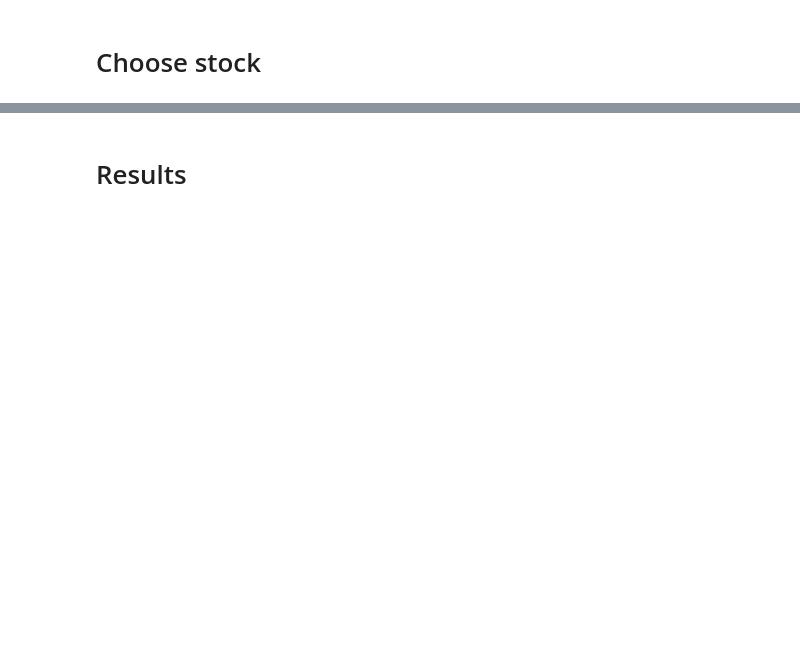
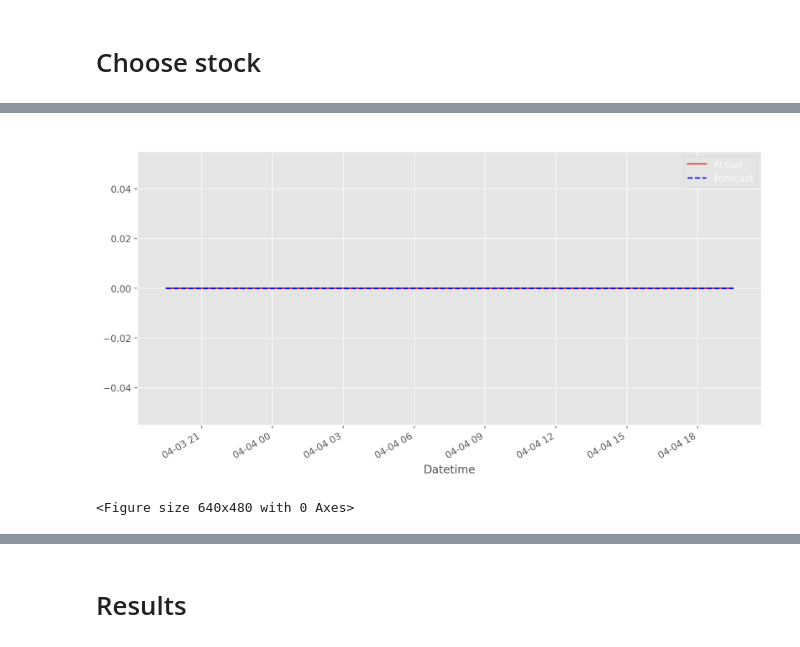
Before and after one commit to bkusuma/time-series-project, a Jupyter notebook: time-series-project.ipynb, the cells around one changed output, grey strips where cells are left out. Drawn from its saved outputs; the diff is of its cells as text; code cells hidden in the pictures; blank space fills up the shorter version.

Commit message:
added auto and prophet

```diff
--- a/time-series-project.ipynb
+++ b/time-series-project.ipynb
@@ -684,0 +609,20 @@ plt.show()
+# %%
+auto_forecast = automatic.predict(y=test, n_periods=len(test))
+auto_forecast.index = test.index
+auto_test_results = pd.DataFrame(
+    {"test": test,
+    "forecast": auto_forecast}, index=test.index
+)
+
+# Plot actual vs predicted values
+fig, ax = plt.subplots(figsize=(12, 6))
+auto_test_results["test"].plot(label="Actual", ax=ax)
+auto_test_results["forecast"].plot(label="Forecast", ax=ax, style="--", color="blue")
+
+plt.title("AUTOARIMA Forecast vs Actual Values")
+plt.legend()
+plt.show()
+plt.tight_layout();
+# %% [output]
+[figure, added]
+<Figure size 640x480 with 0 Axes>
```
Also changed, not shown: parts of 24 cells of this notebook.
